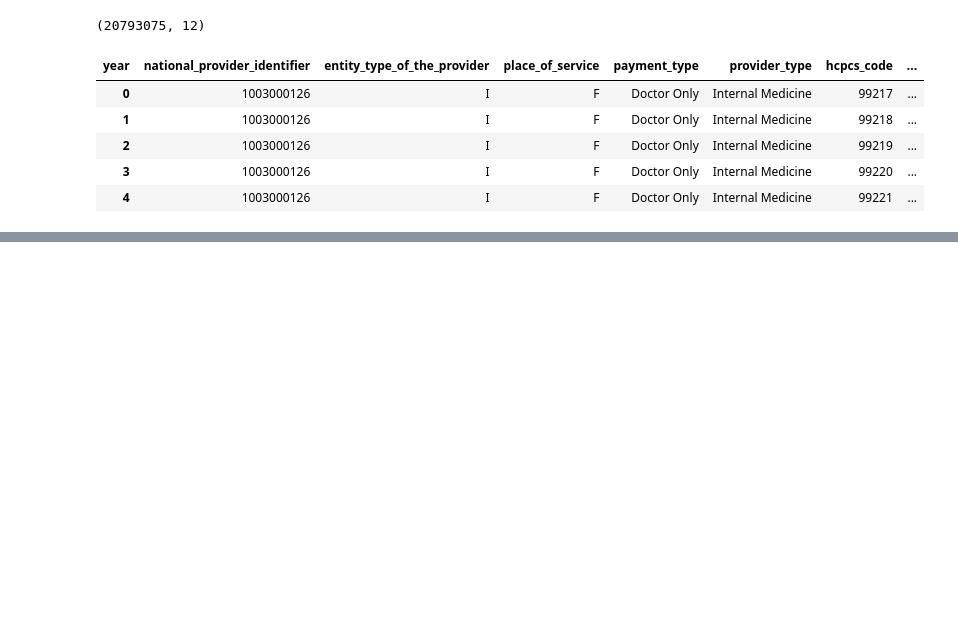
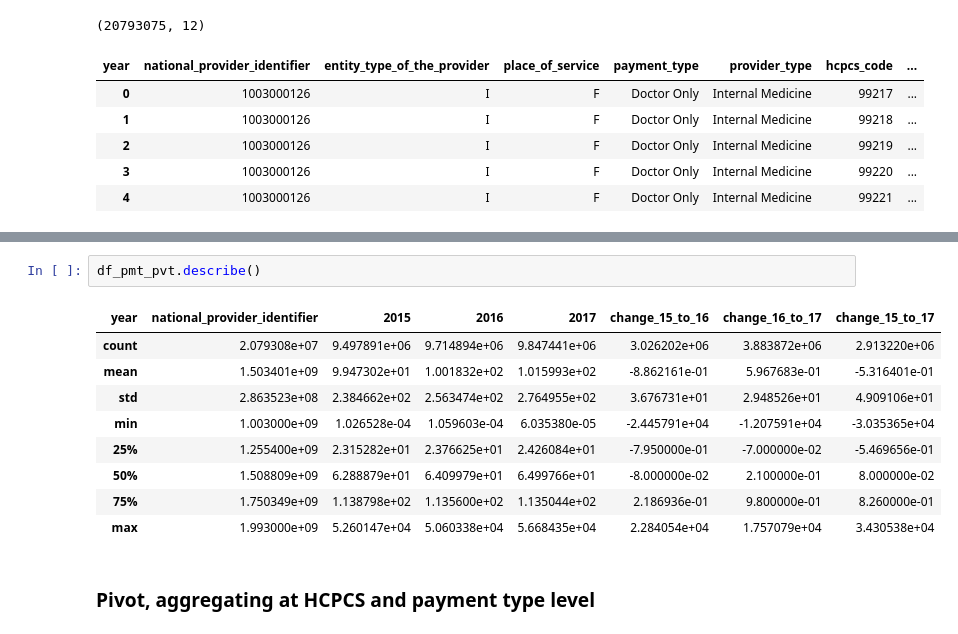
Before and after one commit to arikhursheed/healthcare-bluebook-phoenix, a Jupyter notebook: notebooks/eda.ipynb, the cells around one changed output, grey strips where cells are left out. Drawn from its saved outputs; the diff is of its cells as text; blank space fills up the shorter version.

```diff
--- a/notebooks/eda.ipynb
+++ b/notebooks/eda.ipynb
@@ -161,0 +189,14 @@ df_benefs_pvt.describe(percentiles = perc, include = include)
+# %%
+df_pmt_pvt.describe()
+# %% [output]
+| year | national_provider_identifier | 2015 | 2016 | 2017 | change_15_to_16 | change_16_to_17 | change_15_to_17 |
+| count | 2.079308e+07 | 9.497891e+06 | 9.714894e+06 | 9.847441e+06 | 3.026202e+06 | 3.883872e+06 | 2.913220e+06 |
+| mean | 1.503401e+09 | 9.947302e+01 | 1.001832e+02 | 1.015993e+02 | -8.862161e-01 | 5.967683e-01 | -5.316401e-01 |
+| std | 2.863523e+08 | 2.384662e+02 | 2.563474e+02 | 2.764955e+02 | 3.676731e+01 | 2.948526e+01 | 4.909106e+01 |
+| min | 1.003000e+09 | 1.026528e-04 | 1.059603e-04 | 6.035380e-05 | -2.445791e+04 | -1.207591e+04 | -3.035365e+04 |
+| 25% | 1.255400e+09 | 2.315282e+01 | 2.376625e+01 | 2.426084e+01 | -7.950000e-01 | -7.000000e-02 | -5.469656e-01 |
+| 50% | 1.508809e+09 | 6.288879e+01 | 6.409979e+01 | 6.499766e+01 | -8.000000e-02 | 2.100000e-01 | 8.000000e-02 |
+| 75% | 1.750349e+09 | 1.138798e+02 | 1.135600e+02 | 1.135044e+02 | 2.186936e-01 | 9.800000e-01 | 8.260000e-01 |
+| max | 1.993000e+09 | 5.260147e+04 | 5.060338e+04 | 5.668435e+04 | 2.284054e+04 | 1.757079e+04 | 3.430538e+04 |
+# %% [markdown]
+### Pivot, aggregating at HCPCS and payment type level
```
Also changed, not shown: parts of 27 cells of this notebook.
